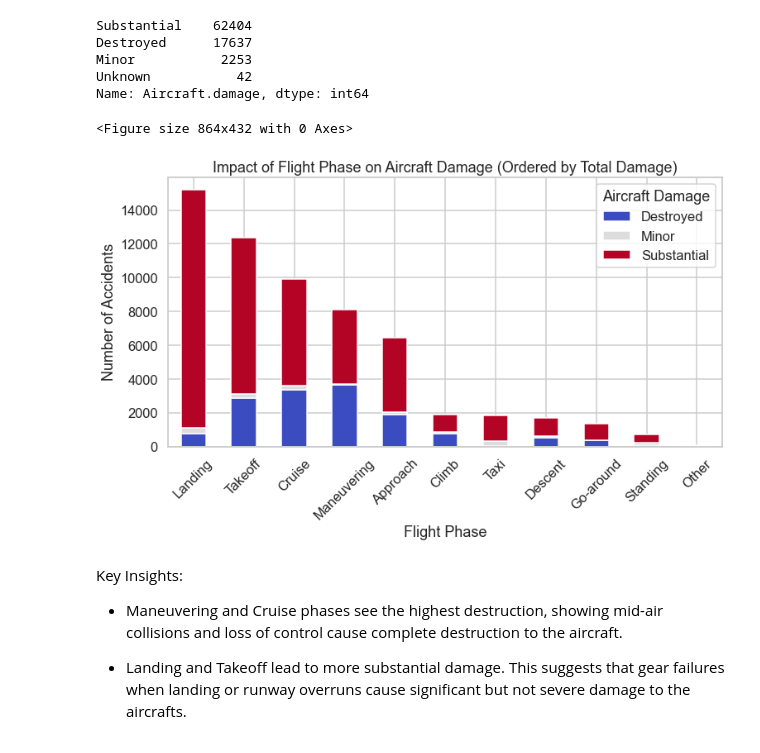
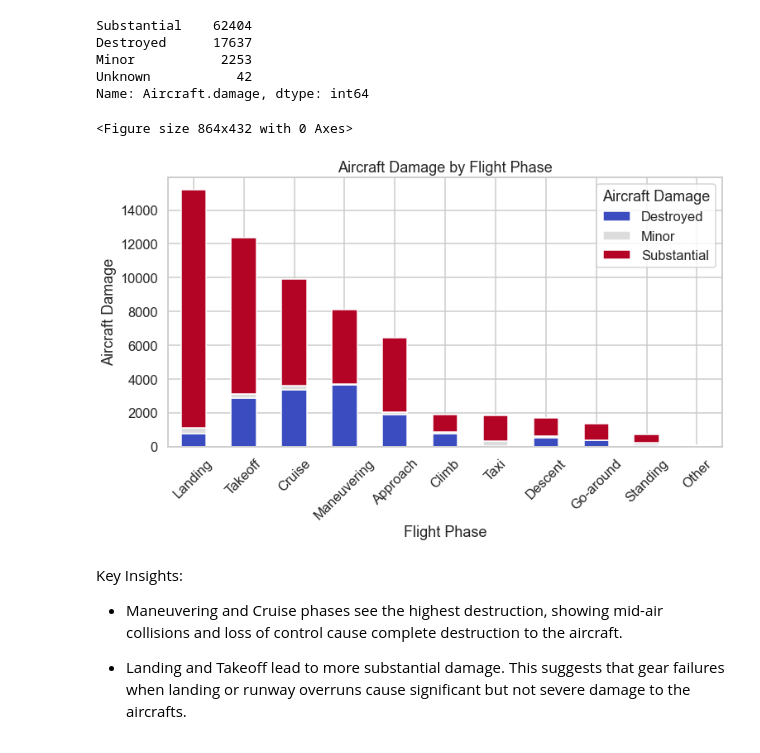
Before and after one commit to DianaMayalo/Phase-1-Project-Moringa-School, a Jupyter notebook: Aviation.ipynb, the cells around one changed output. Drawn from its saved outputs; the diff is of its cells as text; code cells hidden in the pictures.

```diff
--- a/Aviation.ipynb
+++ b/Aviation.ipynb
@@ -229,9 +230,9 @@ Name: Make, Length: 7364, dtype: int64
 ### Dealing with the Injuries columns
 # %%
 # Convert the columns to numeric
-df['Total.Fatal.Injuries'] = pd.to_numeric(df['Total.Fatal.Injuries'], errors='coerce').astype('Int64')
-df['Total.Serious.Injuries'] = pd.to_numeric(df['Total.Serious.Injuries'], errors='coerce').astype('Int64')
-df['Total.Minor.Injuries'] = pd.to_numeric(df['Total.Minor.Injuries'], errors='coerce').astype('Int64')
+df['Total.Fatal.Injuries'] = pd.to_numeric(df['Total.Fatal.Injuries']).astype('Int64')
+df['Total.Serious.Injuries'] = pd.to_numeric(df['Total.Serious.Injuries']).astype('Int64')
+df['Total.Minor.Injuries'] = pd.to_numeric(df['Total.Minor.Injuries']).astype('Int64')
 
 # Replace the missing values in the Injuries columns with 0 (to mean maybe there were no injuries)
 df[['Total.Fatal.Injuries', 'Total.Serious.Injuries', 'Total.Minor.Injuries']] = df[['Total.Fatal.Injuries', 'Total.Serious.Injuries', 'Total.Minor.Injuries']].fillna(0)
@@ -365,27 +366,27 @@ Name: Aircraft.damage, dtype: int64
 # %%
 # I want to know the exact phase of flight where accidents cause more aircraft damages
 # Remove 'Unknown' values in 'Broad.phase.of.flight'
 df_filtered = df[df['Broad.phase.of.flight'] != "Unknown"]
 
 # Count occurrences of each aircraft damage type per flight phase
 damage_counts = df_filtered.groupby("Broad.phase.of.flight")["Aircraft.damage"].value_counts().unstack()
 
 # Order the bars by total aircraft damage (from highest to lowest)
 damage_counts = damage_counts.reindex(damage_counts.sum(axis=1).sort_values(ascending=False).index)
 
 # Plot the results
 plt.figure(figsize=(12, 6))
 damage_counts.plot(kind='bar', stacked=True, colormap='coolwarm', figsize=(12, 6))
 
 plt.xlabel("Flight Phase")
-plt.ylabel("Number of Accidents")
-plt.title("Impact of Flight Phase on Aircraft Damage (Ordered by Total Damage)")
+plt.ylabel("Aircraft Damage")
+plt.title("Aircraft Damage by Flight Phase")
 plt.xticks(rotation=45)
 plt.legend(title="Aircraft Damage")
 plt.show();
 # %% [output]
 <Figure size 864x432 with 0 Axes>
-[figure, old version]
+[figure, new version]
 # %% [markdown]
 Key Insights:
 - Maneuvering and Cruise phases see the highest destruction, showing mid-air collisions and loss of control cause complete destruction to the aircraft.
```
Also changed, not shown: parts of 21 cells of this notebook.
